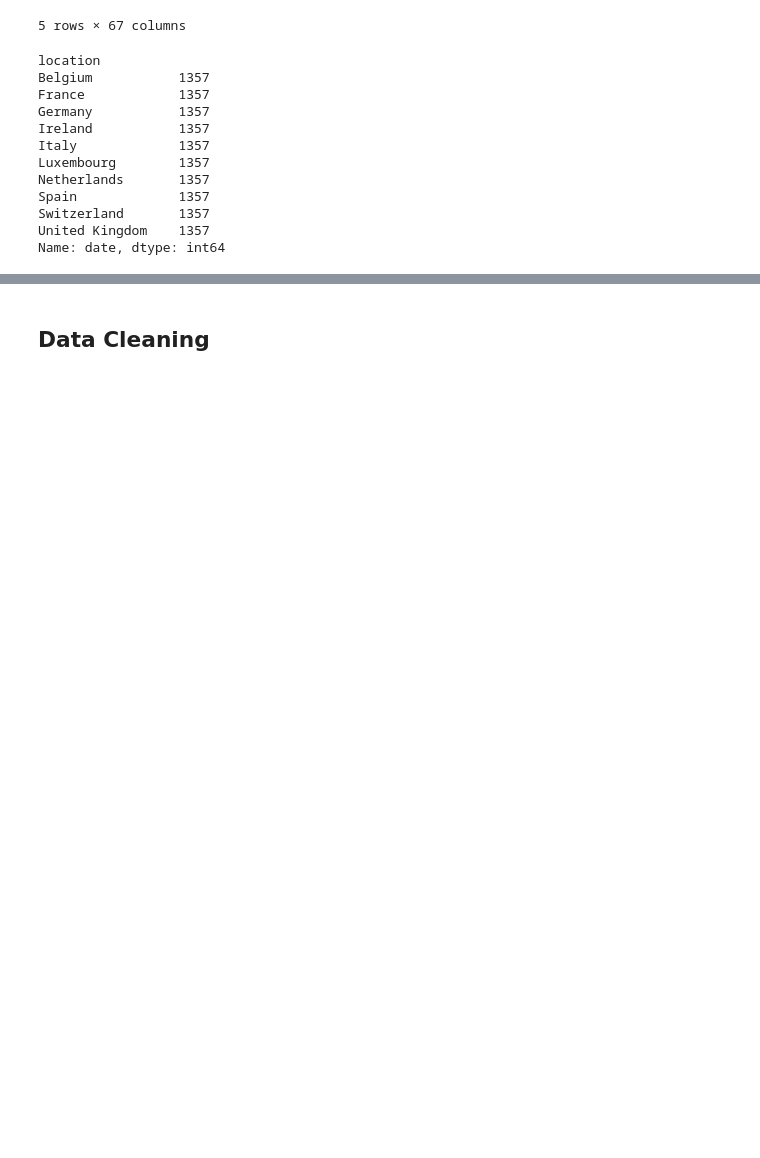
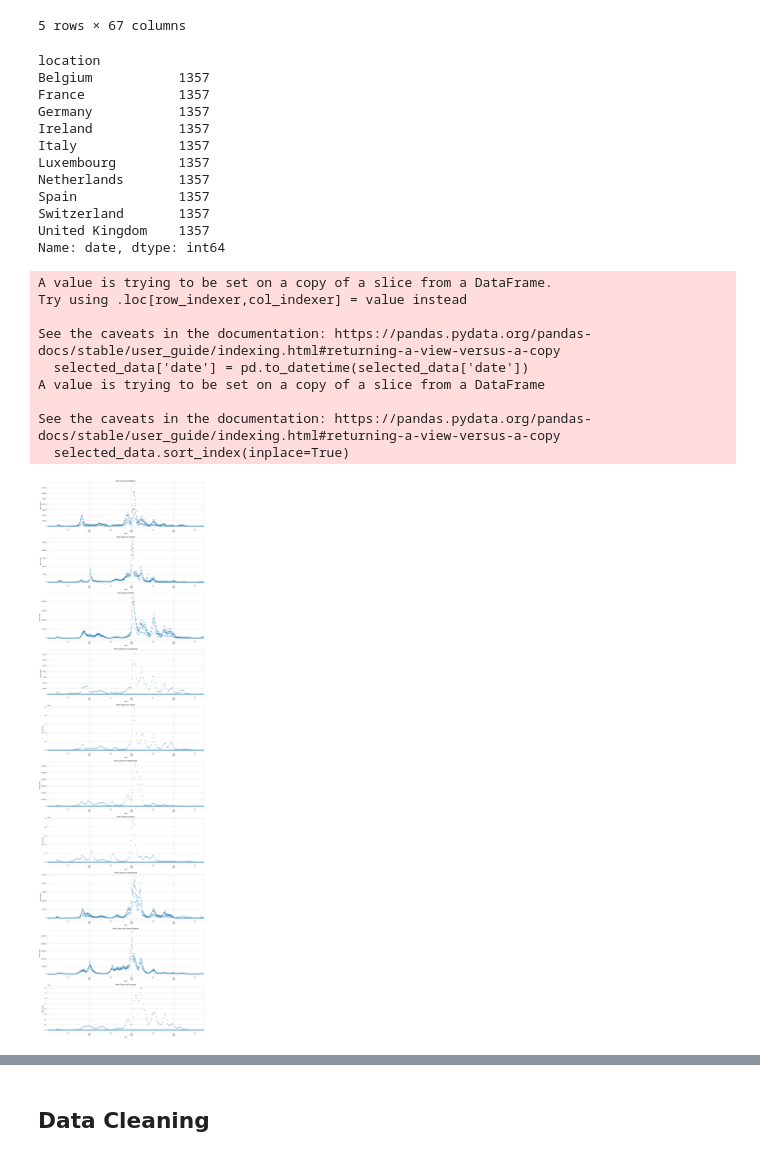
Before and after one commit to FYEH779/Stat-390-Project, a Jupyter notebook: DataPrepTenCountries.ipynb, the cells around one changed output, grey strips where cells are left out. Saved outputs shown, nothing was run; the diff lists cells and outputs as text; code cells hidden in the pictures; blank space fills up the shorter version.

```diff
--- a/DataPrepTenCountries.ipynb
+++ b/DataPrepTenCountries.ipynb
@@ -141,3 +141,32 @@ Name: date, dtype: int64
 missing_values_by_location = selected_data.groupby('location').apply(lambda x: x.isnull().sum())
 missing_values_df = pd.DataFrame(missing_values_by_location)
 missing_values_df.to_csv('missing_values.csv')
+# %%
+#data_clean_imputed['date'] = pd.to_datetime(data_clean_imputed['date'])
+#data_clean_imputed.set_index('date', inplace=True)
+
+selected_data['date'] = pd.to_datetime(selected_data['date'])
+selected_data.set_index('date', inplace=True)
+selected_data.sort_index(inplace=True)
+locations = selected_data['location'].unique()
+
+plt.figure(figsize=(15, 5 * len(locations)))
+
+for i, location in enumerate(locations, 1):
+    plt.subplot(len(locations), 1, i)
+    selected_data[selected_data['location'] == location]['new_cases'].plot(style='.', title=f'New Cases for {location}')
+    plt.ylabel('New Cases')
+
+plt.tight_layout()
+plt.show()
+# %% [output]
+A value is trying to be set on a copy of a slice from a DataFrame.
+Try using .loc[row_indexer,col_indexer] = value instead
+
+See the caveats in the documentation: https://pandas.pydata.org/pandas-docs/stable/user_guide/indexing.html#returning-a-view-versus-a-copy
+  selected_data['date'] = pd.to_datetime(selected_data['date'])
+A value is trying to be set on a copy of a slice from a DataFrame
+
+See the caveats in the documentation: https://pandas.pydata.org/pandas-docs/stable/user_guide/indexing.html#returning-a-view-versus-a-copy
+  selected_data.sort_index(inplace=True)
+[figure, added]
```
Also changed, not shown: parts of 14 cells of this notebook.
